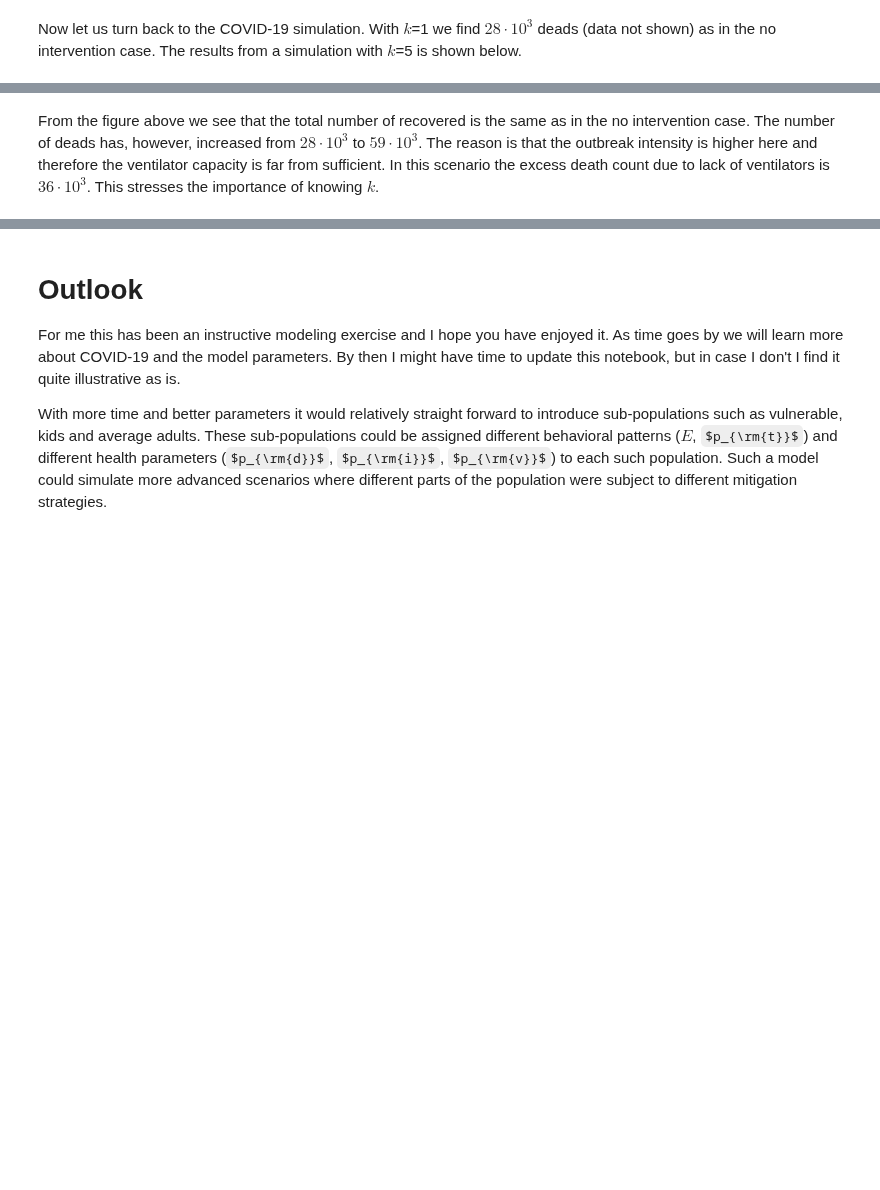
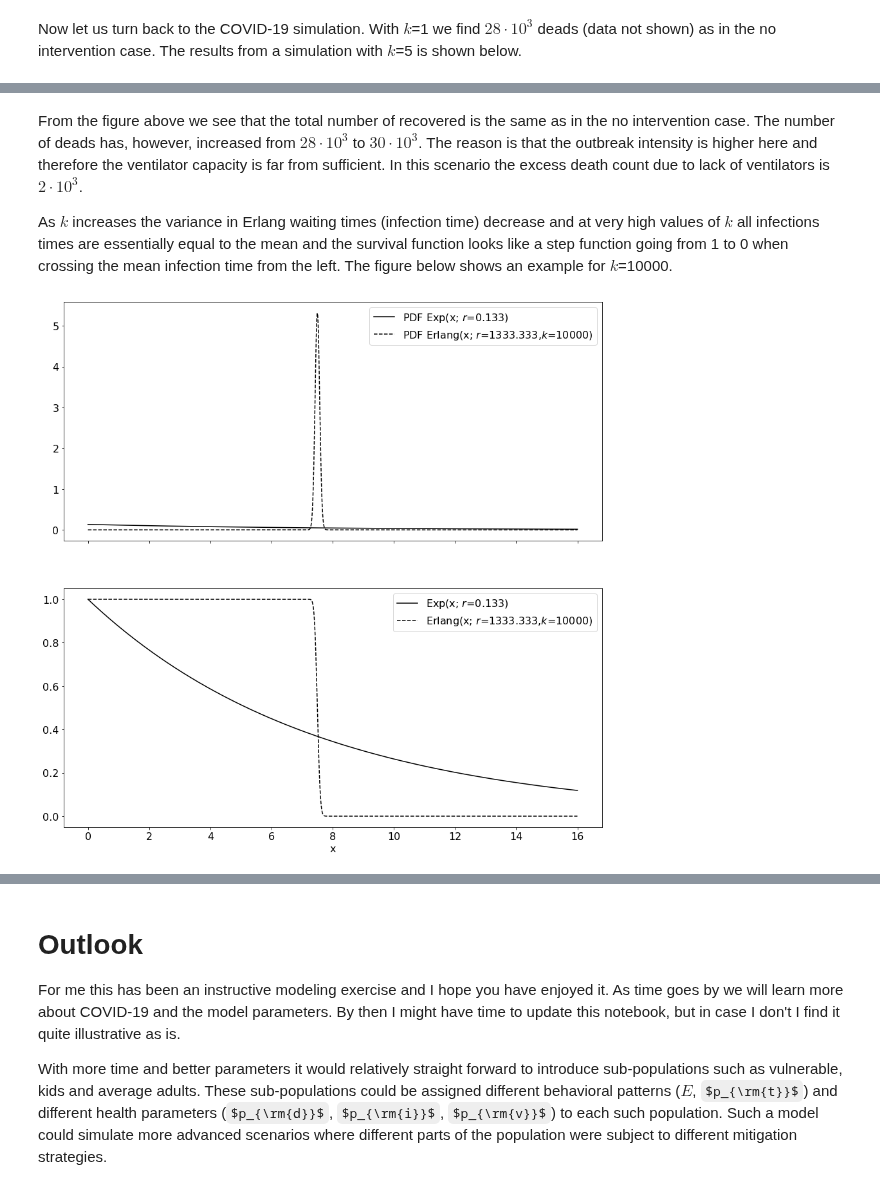
Before and after one commit to mrsonne/virus, a Jupyter notebook: virus.ipynb, the cells around one changed output, grey strips where cells are left out. Cells and saved outputs as stored; diff of their text form; code cells hidden in the pictures; some formulas as TeX source; blank space fills up the shorter version.

```diff
--- a/virus.ipynb
+++ b/virus.ipynb
@@ -463,2 +462,13 @@ p_d,nv                90.00 %
 # %% [markdown]
-From the figure above we see that the total number of recovered is the same as in the no intervention case. The number of deads has, however, increased from $28\cdot 10^3$ to $59\cdot 10^3$. The reason is that the outbreak intensity is higher here and therefore the ventilator capacity is far from sufficient. In this scenario the excess death count due to lack of ventilators is $36\cdot 10^3$. This stresses the importance of knowing $k$.
+From the figure above we see that the total number of recovered is the same as in the no intervention case. The number of deads has, however, increased from $28\cdot 10^3$ to $30\cdot 10^3$. The reason is that the outbreak intensity is higher here and therefore the ventilator capacity is far from sufficient. In this scenario the excess death count due to lack of ventilators is $2\cdot 10^3$.
+
+As $k$ increases the variance in Erlang waiting times (infection time) decrease and at very high values of $k$ all infections times are essentially equal to the mean and the survival function looks like a step function going from 1 to 0 when crossing the mean infection time from the left. The figure below shows an example for $k$=10000.
+# %%
+k = 10000
+mean = 7.5
+rate = k/mean
+# Adjust exp rate to same mean as Erlang
+rate_exp = rate/k
+multistage.exp_erl(rate, rate_exp, k, neval=1000)
+# %% [output]
+[figure, added]
```
Also changed, not shown: parts of 5 cells of this notebook.
